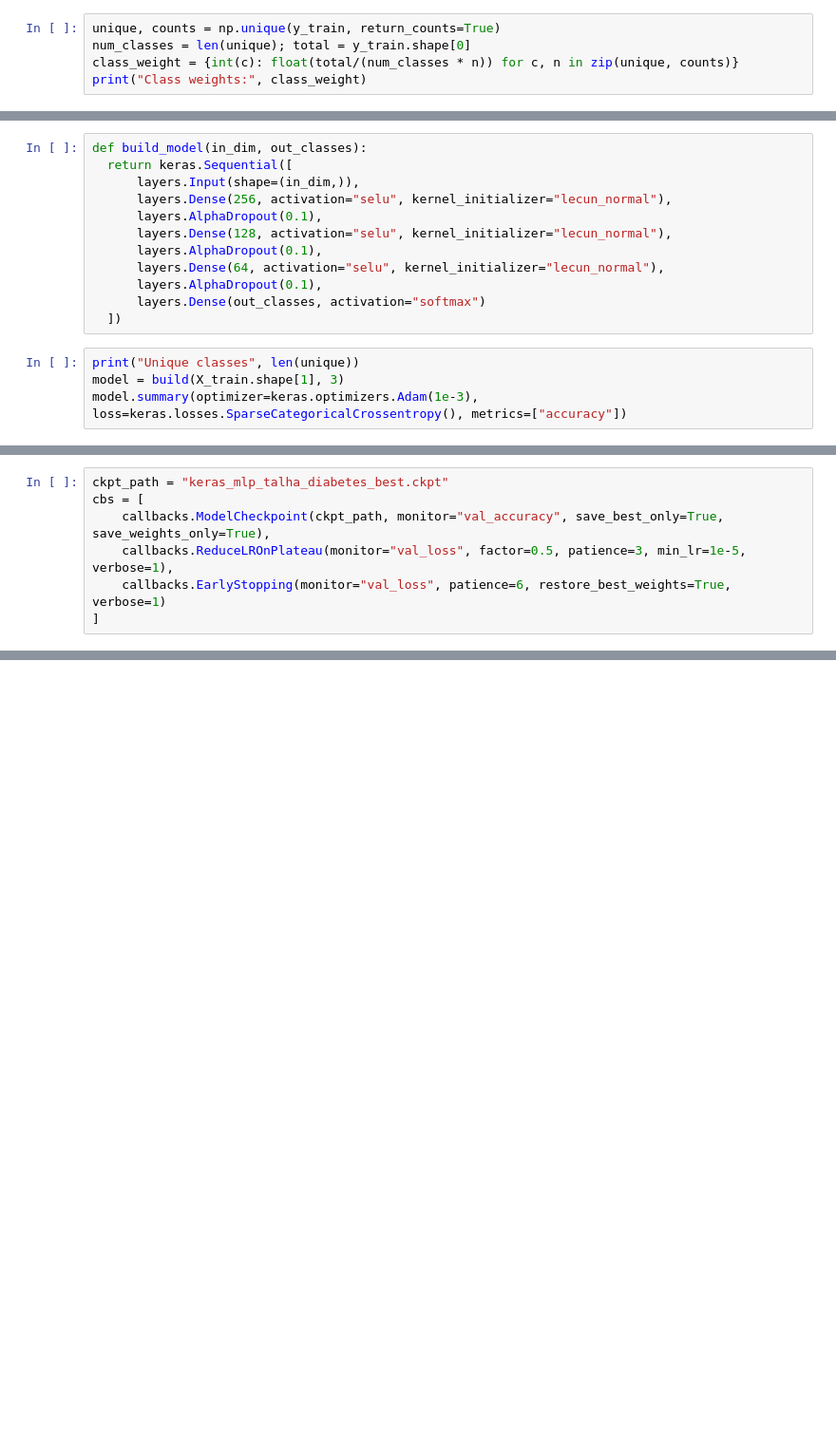
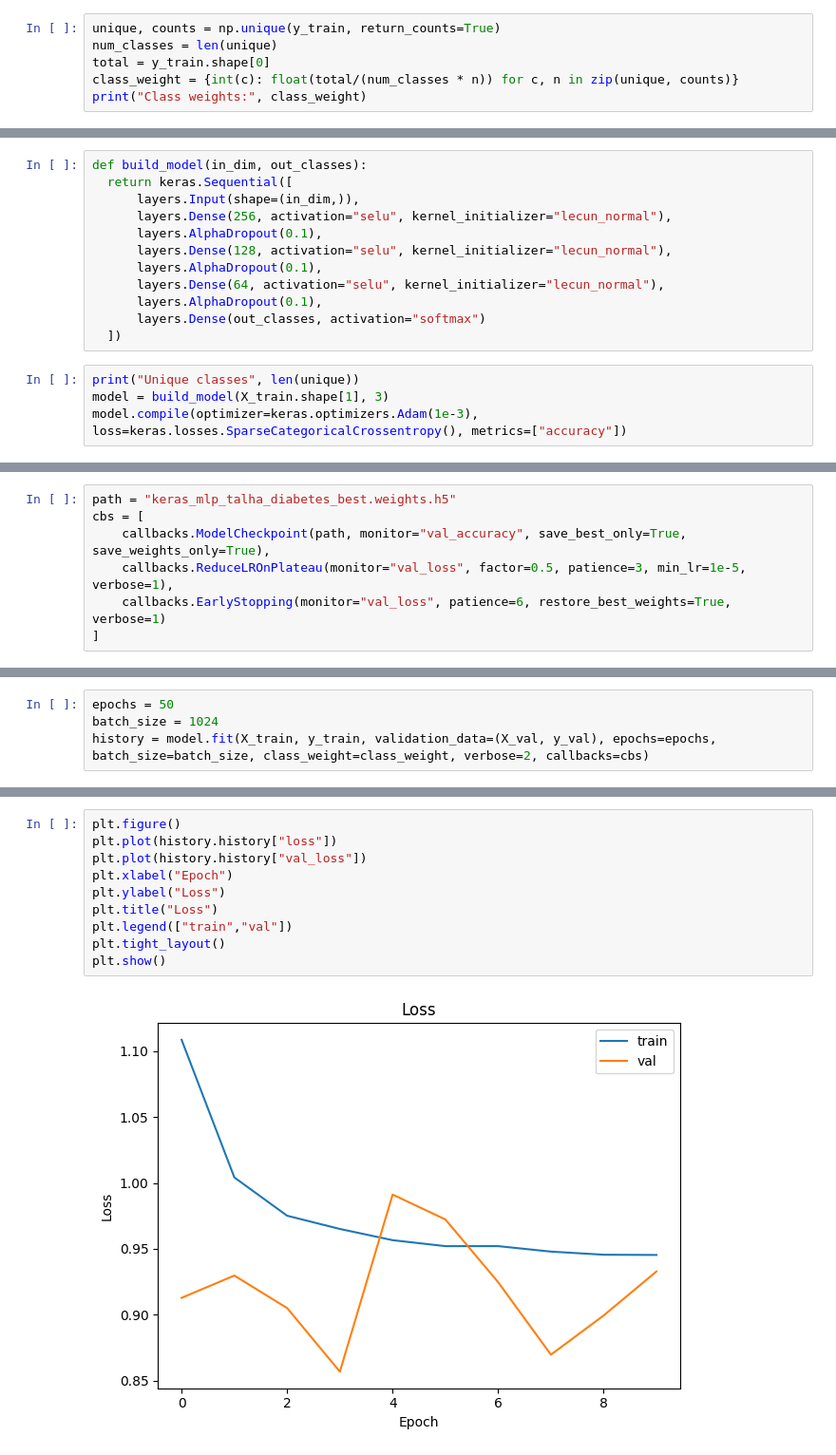
Before and after one commit to jkpoff/Data-Science-II-Group-Project, a Jupyter notebook: notebooks/TalhaNotebook.ipynb, the cells around one changed output, grey strips where cells are left out. Shown at 95% size. Saved outputs shown, nothing was run; the diff lists cells and outputs as text; blank space fills up the shorter version.

```diff
--- a/notebooks/TalhaNotebook.ipynb
+++ b/notebooks/TalhaNotebook.ipynb
@@ -46,6 +67,7 @@ X_val = scaler.transform(X_val)
 X_test = scaler.transform(X_test)
 # %%
 unique, counts = np.unique(y_train, return_counts=True)
-num_classes = len(unique); total = y_train.shape[0]
+num_classes = len(unique)
+total = y_train.shape[0]
 class_weight = {int(c): float(total/(num_classes * n)) for c, n in zip(unique, counts)}
 print("Class weights:", class_weight)
@@ -63,5 +87,5 @@ def build_model(in_dim, out_classes):
   ])
 # %%
 print("Unique classes", len(unique))
-model = build(X_train.shape[1], 3)
-model.summary(optimizer=keras.optimizers.Adam(1e-3), loss=keras.losses.SparseCategoricalCrossentropy(), metrics=["accuracy"])
+model = build_model(X_train.shape[1], 3)
+model.compile(optimizer=keras.optimizers.Adam(1e-3), loss=keras.losses.SparseCategoricalCrossentropy(), metrics=["accuracy"])
@@ -68,7 +94,7 @@ model.summary(optimizer=keras.optimizers.Adam(1e-3), loss=keras.losses.SparseCat
 # %%
-ckpt_path = "keras_mlp_talha_diabetes_best.ckpt"
+path = "keras_mlp_talha_diabetes_best.weights.h5"
 cbs = [
-    callbacks.ModelCheckpoint(ckpt_path, monitor="val_accuracy", save_best_only=True, save_weights_only=True),
+    callbacks.ModelCheckpoint(path, monitor="val_accuracy", save_best_only=True, save_weights_only=True),
     callbacks.ReduceLROnPlateau(monitor="val_loss", factor=0.5, patience=3, min_lr=1e-5, verbose=1),
     callbacks.EarlyStopping(monitor="val_loss", patience=6, restore_best_weights=True, verbose=1)
 ]
@@ -77,0 +101,4 @@ batch_size = 1024
+# %%
+epochs = 50
+batch_size = 1024
+history = model.fit(X_train, y_train, validation_data=(X_val, y_val), epochs=epochs, batch_size=batch_size, class_weight=class_weight, verbose=2, callbacks=cbs)
@@ -77,0 +158,12 @@ batch_size = 1024
+# %%
+plt.figure()
+plt.plot(history.history["loss"])
+plt.plot(history.history["val_loss"])
+plt.xlabel("Epoch")
+plt.ylabel("Loss")
+plt.title("Loss")
+plt.legend(["train","val"])
+plt.tight_layout()
+plt.show()
+# %% [output]
+[figure, added]
```
Also changed, not shown: parts of 14 cells of this notebook.
